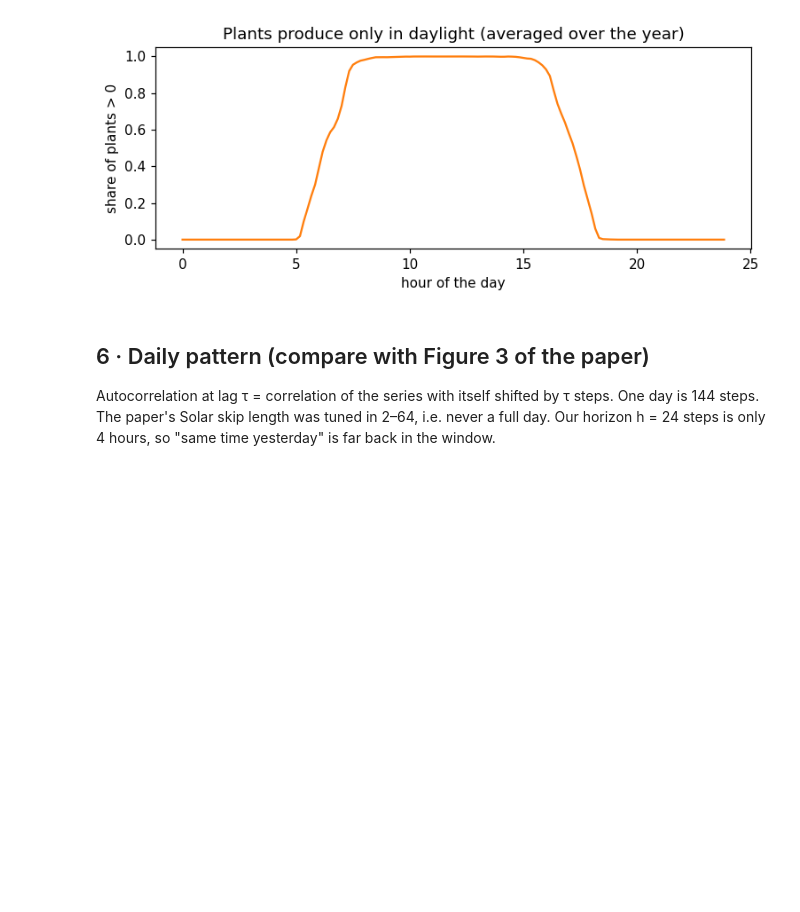
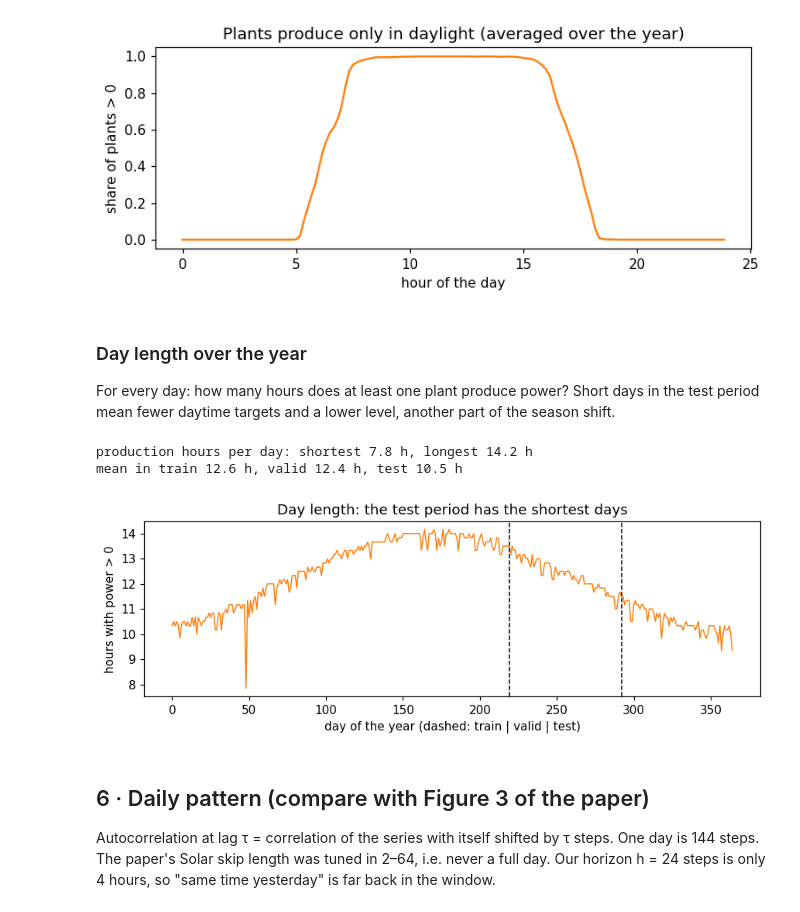
Before and after one commit to Chandana18G/lstnet-reproduction, a Jupyter notebook: notebooks/01_explore_solar.ipynb, the cells around one changed output. Drawn from its saved outputs; the diff is of its cells as text; code cells hidden in the pictures; blank space fills up the shorter version.

```diff
--- a/notebooks/01_explore_solar.ipynb
+++ b/notebooks/01_explore_solar.ipynb
@@ -160,6 +160,31 @@ share of zeros per plant: min 53.6%, max 56.5%
 plants constant over the whole year: 0
 plants constant over the whole test period: 0
 [figure]
+# %% [markdown]
+### Day length over the year
+
+For every day: how many hours does at least one plant produce power? Short days in the test
+period mean fewer daytime targets and a lower level, another part of the season shift.
+# %%
+any_producing = (x > 0).any(axis=1).reshape(-1, STEPS_PER_DAY)   # (365 days, 144 steps)
+day_hours = any_producing.sum(axis=1) / 6                         # 6 steps = 1 hour
+print(f"production hours per day: shortest {day_hours.min():.1f} h, longest {day_hours.max():.1f} h")
+print(f"mean in train {day_hours[:219].mean():.1f} h, valid {day_hours[219:292].mean():.1f} h, test {day_hours[292:].mean():.1f} h")
+
+fig, ax = plt.subplots(figsize=(8, 3))
+ax.plot(day_hours, color="tab:orange", lw=1)
+ax.axvline(train_end / STEPS_PER_DAY, color="k", ls="--", lw=1)
+ax.axvline(valid_end / STEPS_PER_DAY, color="k", ls="--", lw=1)
+ax.set_xlabel("day of the year (dashed: train | valid | test)")
+ax.set_ylabel("hours with power > 0")
+ax.set_title("Day length: the test period has the shortest days")
+plt.tight_layout()
+fig.savefig(FIGS / "solar_day_length.png")
+plt.show()
+# %% [output]
+production hours per day: shortest 7.8 h, longest 14.2 h
+mean in train 12.6 h, valid 12.4 h, test 10.5 h
+[figure, added]
 # %% [markdown]
 ## 6 · Daily pattern (compare with Figure 3 of the paper)
 
```
Also changed, not shown: parts of 6 cells of this notebook, 2 other files.
